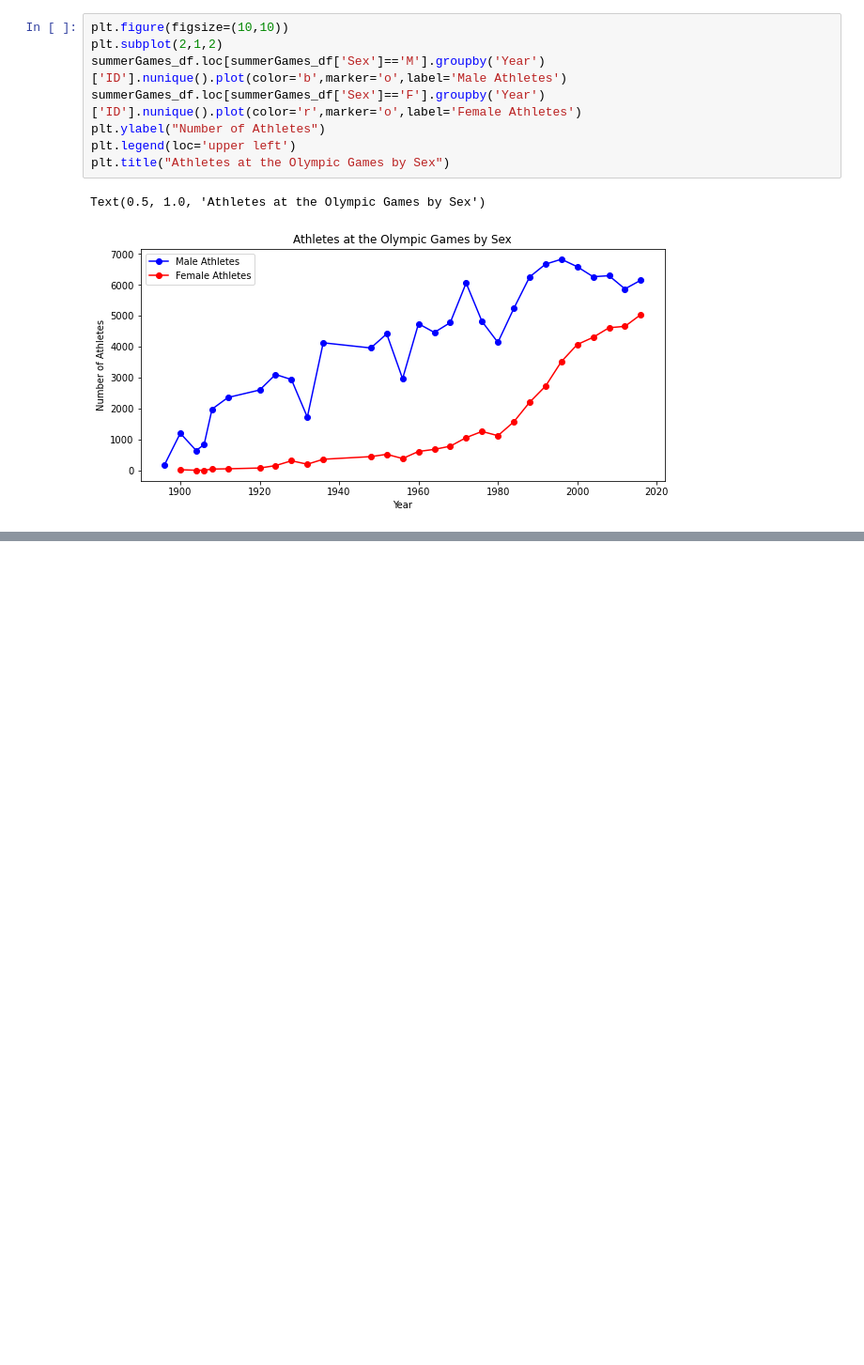
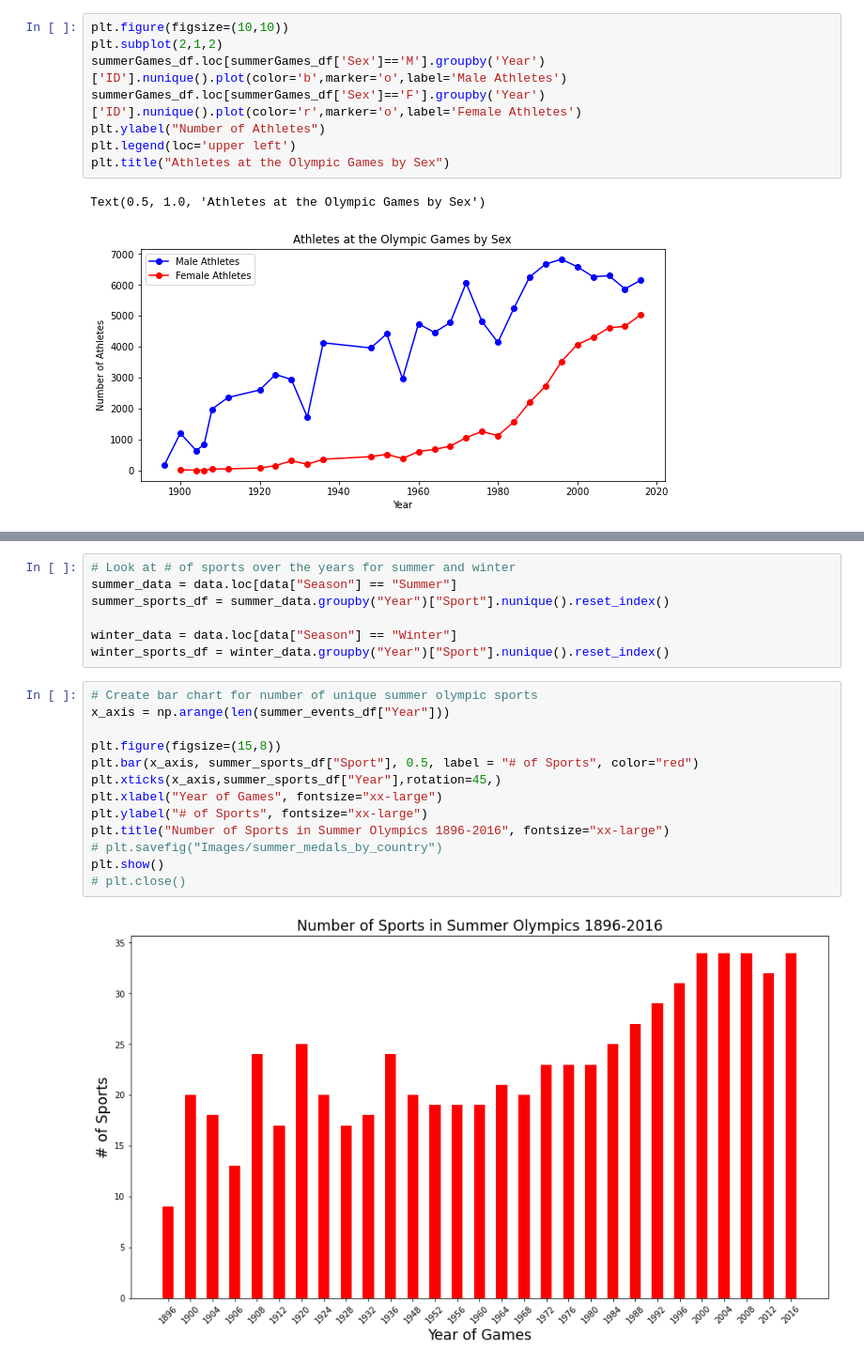
Before and after one commit to sissa81/project1, a Jupyter notebook: olympics.ipynb, the cells around one changed output, grey strips where cells are left out. Shown at 94% size. Cells and saved outputs as stored; diff of their text form; blank space fills up the shorter version.

```diff
--- a/olympics.ipynb
+++ b/olympics.ipynb
@@ -495,2 +491,24 @@ plt.show()
 # %% [output]
 [figure]
+# %%
+# Look at # of sports over the years for summer and winter
+summer_data = data.loc[data["Season"] == "Summer"]
+summer_sports_df = summer_data.groupby("Year")["Sport"].nunique().reset_index()
+
+winter_data = data.loc[data["Season"] == "Winter"]
+winter_sports_df = winter_data.groupby("Year")["Sport"].nunique().reset_index()
+# %%
+# Create bar chart for number of unique summer olympic sports
+x_axis = np.arange(len(summer_events_df["Year"]))
+
+plt.figure(figsize=(15,8))
+plt.bar(x_axis, summer_sports_df["Sport"], 0.5, label = "# of Sports", color="red")
+plt.xticks(x_axis,summer_sports_df["Year"],rotation=45,)
+plt.xlabel("Year of Games", fontsize="xx-large")
+plt.ylabel("# of Sports", fontsize="xx-large")
+plt.title("Number of Sports in Summer Olympics 1896-2016", fontsize="xx-large")
+# plt.savefig("Images/summer_medals_by_country")
+plt.show()
+# plt.close()
+# %% [output]
+[figure, added]
```
Also changed, not shown: parts of 22 cells of this notebook, 2 other files.
